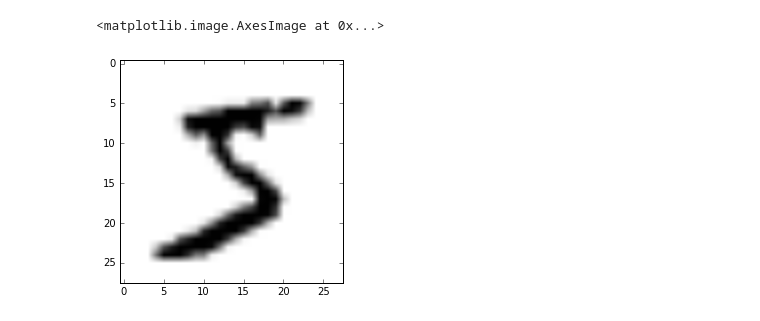
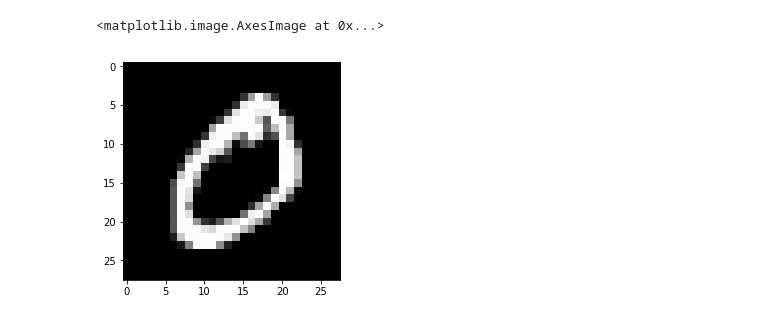
Before and after one commit to sakares/visual-cnn-mnist-lasagne, a Jupyter notebook: mnist-viz-net.ipynb, the cells around one changed output. Drawn from its saved outputs; the diff is of its cells as text; code cells hidden in the pictures.

```diff
--- a/mnist-viz-net.ipynb
+++ b/mnist-viz-net.ipynb
@@ -20 +21,6 @@ from sklearn.metrics import confusion_matrix
 %matplotlib inline
+# %%
+with open('mnist.pkl', 'rb') as f:
+    u = pickle._Unpickler(f)
+    u.encoding = 'latin1'
+    data = u.load()
@@ -20,0 +56,2 @@ from sklearn.metrics import confusion_matrix
+# %%
+X_train, y_train = data[0]
@@ -20,0 +72,2 @@ from sklearn.metrics import confusion_matrix
+# %%
+X_train = X_train.reshape((-1, 1, 28, 28))
@@ -68,8 +120,8 @@ X_train, y_train, X_val, y_val, X_test, y_test = load_dataset()
 # %%
-plt.imshow(X_train[0][0], cmap=cm.binary)
+plt.imshow(X_train[1][0], cmap='gray')
 # %% [output]
 <matplotlib.image.AxesImage at 0x...>
-[figure, old version]
+[figure, new version]
 # %%
 net1 = NeuralNet(
     layers=[('input', layers.InputLayer),
```
Also changed, not shown: parts of 25 cells of this notebook, 1 other file.
